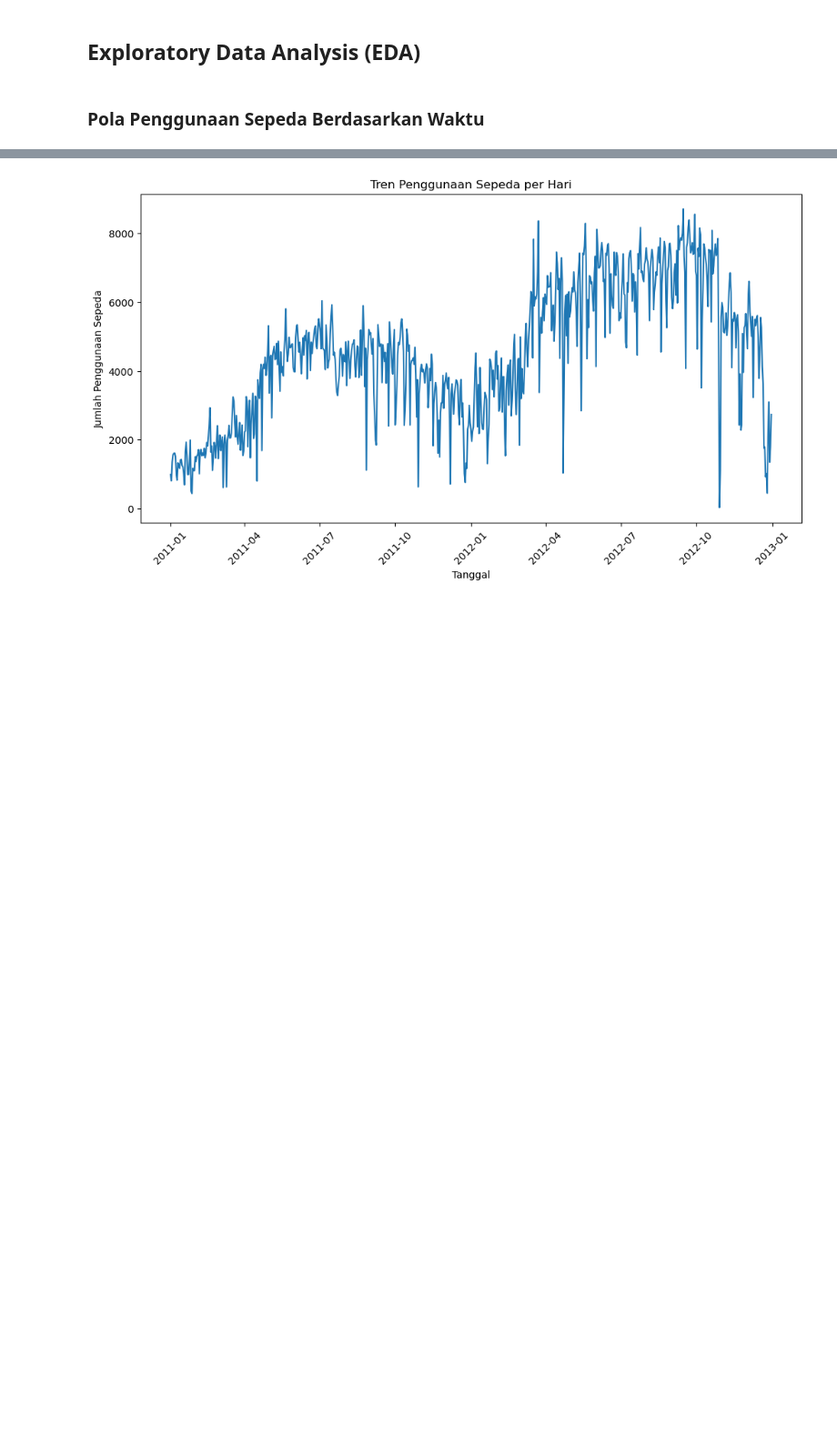
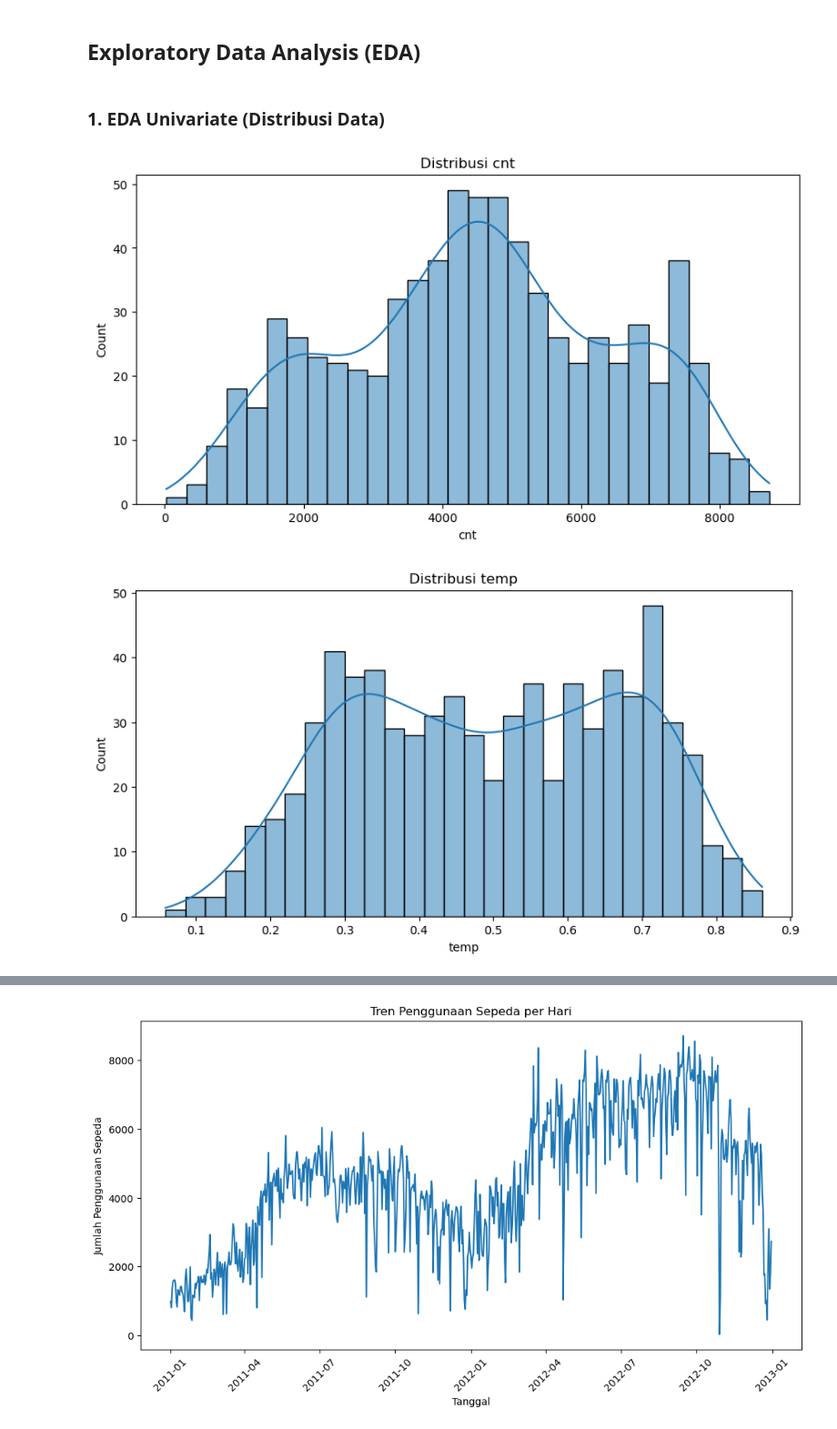
Before and after one commit to TrizzlyGH/DatSci-Dicoding-Nasywan, a Jupyter notebook: notebook.ipynb, the cells around one changed output, grey strips where cells are left out. Shown at 91% size. Drawn from its saved outputs; the diff is of its cells as text; code cells hidden in the pictures; blank space fills up the shorter version.

```diff
--- a/notebook.ipynb
+++ b/notebook.ipynb
@@ -106,5 +107,17 @@ plot_boxplot(day_data, 'cnt')
  - Tidak ditemukan outlier yang signifikan pada jumlah penggunaan sepeda ('cnt').
 # %% [markdown]
  ## Exploratory Data Analysis (EDA)
-# %% [markdown]
- ### Pola Penggunaan Sepeda Berdasarkan Waktu
+# %% [markdown]
+ ### 1. EDA Univariate (Distribusi Data)
+# %%
+# Histogram variabel numerik
+num_cols = ['cnt', 'temp', 'atemp', 'hum', 'windspeed']
+
+for col in num_cols:
+    plt.figure(figsize=(10, 5))
+    sns.histplot(day_data[col], bins=30, kde=True)
+    plt.title(f'Distribusi {col}')
+    plt.show()
+# %% [output]
+[figure, added]
+[figure, added]
```
Also changed, not shown: parts of 12 cells of this notebook, 2 other files.
